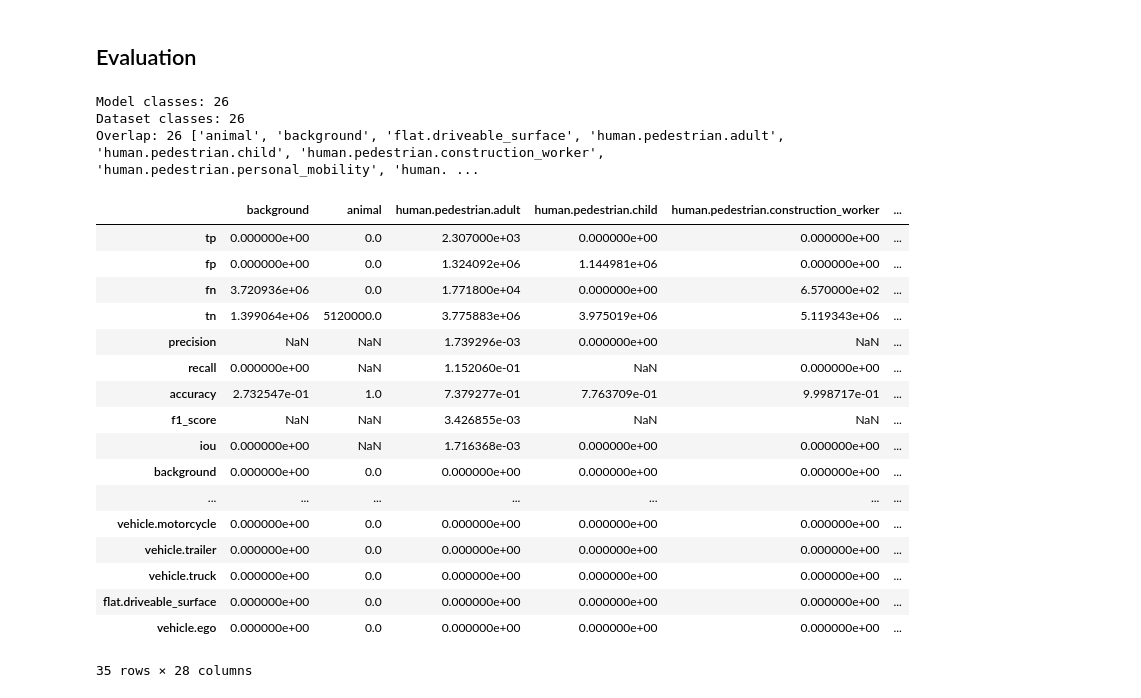
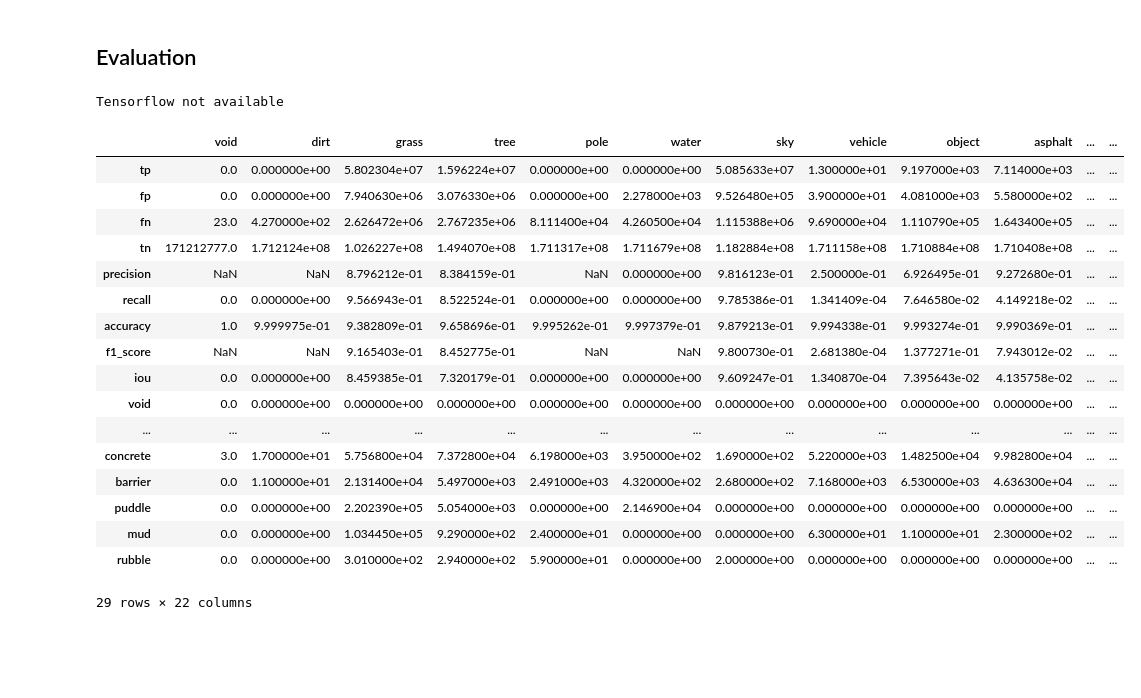
Before and after one commit to JdeRobot/PerceptionMetrics, a Jupyter notebook: examples/tutorial_image_segmentation.ipynb, the cells around one changed output. Cells and saved outputs as stored; diff of their text form; code cells hidden in the pictures; blank space fills up the shorter version.

```diff
--- a/examples/tutorial_image_segmentation.ipynb
+++ b/examples/tutorial_image_segmentation.ipynb
@@ -187,47 +81,25 @@ plt.show()
 # %% [markdown]
 ## Evaluation
-# %%
-# Inspect overlap first
-model_classes = set(model.ontology.keys())
-dataset_classes = set(dataset.ontology.keys())
-print("Model classes:", len(model_classes))
-print("Dataset classes:", len(dataset_classes))
-print(
-    "Overlap:",
-    len(model_classes & dataset_classes),
-    sorted(model_classes & dataset_classes)[:20],
-)
-
-# Build a safe translation map
-# old_ontology = model.ontology, new_ontology = dataset.ontology
-# dataset ontology -> model ontology
-fallback = list(model.ontology.keys())[0]
-ontology_translation = {
-    class_name: (class_name if class_name in model.ontology else fallback)
-    for class_name in dataset.ontology.keys()
-}
-
-results = model.eval(dataset, split="train", ontology_translation=ontology_translation)
-display(results)
-# %% [output]
-Model classes: 26
-Dataset classes: 26
-Overlap: 26 ['animal', 'background', 'flat.driveable_surface', 'human.pedestrian.adult', 'human.pedestrian.child', 'human.pedestrian.construction_worker', 'human.pedestrian.personal_mobility', 'human. ...
-|  | background | animal | human.pedestrian.adult | human.pedestrian.child | human.pedestrian.construction_worker | ... |
-| tp | 0.000000e+00 | 0.0 | 2.307000e+03 | 0.000000e+00 | 0.000000e+00 | ... |
-| fp | 0.000000e+00 | 0.0 | 1.324092e+06 | 1.144981e+06 | 0.000000e+00 | ... |
-| fn | 3.720936e+06 | 0.0 | 1.771800e+04 | 0.000000e+00 | 6.570000e+02 | ... |
-| tn | 1.399064e+06 | 5120000.0 | 3.775883e+06 | 3.975019e+06 | 5.119343e+06 | ... |
-| precision | NaN | NaN | 1.739296e-03 | 0.000000e+00 | NaN | ... |
-| recall | 0.000000e+00 | NaN | 1.152060e-01 | NaN | 0.000000e+00 | ... |
-| accuracy | 2.732547e-01 | 1.0 | 7.379277e-01 | 7.763709e-01 | 9.998717e-01 | ... |
-| f1_score | NaN | NaN | 3.426855e-03 | NaN | NaN | ... |
-| iou | 0.000000e+00 | NaN | 1.716368e-03 | 0.000000e+00 | 0.000000e+00 | ... |
-| background | 0.000000e+00 | 0.0 | 0.000000e+00 | 0.000000e+00 | 0.000000e+00 | ... |
-| ... | ... | ... | ... | ... | ... | ... |
-| vehicle.motorcycle | 0.000000e+00 | 0.0 | 0.000000e+00 | 0.000000e+00 | 0.000000e+00 | ... |
-| vehicle.trailer | 0.000000e+00 | 0.0 | 0.000000e+00 | 0.000000e+00 | 0.000000e+00 | ... |
-| vehicle.truck | 0.000000e+00 | 0.0 | 0.000000e+00 | 0.000000e+00 | 0.000000e+00 | ... |
-| flat.driveable_surface | 0.000000e+00 | 0.0 | 0.000000e+00 | 0.000000e+00 | 0.000000e+00 | ... |
-| vehicle.ego | 0.000000e+00 | 0.0 | 0.000000e+00 | 0.000000e+00 | 0.000000e+00 | ... |
-35 rows × 28 columns
+# %%
+results = model.eval(dataset, split="test")
+display(results)
+# %% [output]
+Tensorflow not available
+|  | void | dirt | grass | tree | pole | water | sky | vehicle | object | asphalt | ... | ... |
+| tp | 0.0 | 0.000000e+00 | 5.802304e+07 | 1.596224e+07 | 0.000000e+00 | 0.000000e+00 | 5.085633e+07 | 1.300000e+01 | 9.197000e+03 | 7.114000e+03 | ... | ... |
+| fp | 0.0 | 0.000000e+00 | 7.940630e+06 | 3.076330e+06 | 0.000000e+00 | 2.278000e+03 | 9.526480e+05 | 3.900000e+01 | 4.081000e+03 | 5.580000e+02 | ... | ... |
+| fn | 23.0 | 4.270000e+02 | 2.626472e+06 | 2.767235e+06 | 8.111400e+04 | 4.260500e+04 | 1.115388e+06 | 9.690000e+04 | 1.110790e+05 | 1.643400e+05 | ... | ... |
+| tn | 171212777.0 | 1.712124e+08 | 1.026227e+08 | 1.494070e+08 | 1.711317e+08 | 1.711679e+08 | 1.182884e+08 | 1.711158e+08 | 1.710884e+08 | 1.710408e+08 | ... | ... |
+| precision | NaN | NaN | 8.796212e-01 | 8.384159e-01 | NaN | 0.000000e+00 | 9.816123e-01 | 2.500000e-01 | 6.926495e-01 | 9.272680e-01 | ... | ... |
+| recall | 0.0 | 0.000000e+00 | 9.566943e-01 | 8.522524e-01 | 0.000000e+00 | 0.000000e+00 | 9.785386e-01 | 1.341409e-04 | 7.646580e-02 | 4.149218e-02 | ... | ... |
+| accuracy | 1.0 | 9.999975e-01 | 9.382809e-01 | 9.658696e-01 | 9.995262e-01 | 9.997379e-01 | 9.879213e-01 | 9.994338e-01 | 9.993274e-01 | 9.990369e-01 | ... | ... |
+| f1_score | NaN | NaN | 9.165403e-01 | 8.452775e-01 | NaN | NaN | 9.800730e-01 | 2.681380e-04 | 1.377271e-01 | 7.943012e-02 | ... | ... |
+| iou | 0.0 | 0.000000e+00 | 8.459385e-01 | 7.320179e-01 | 0.000000e+00 | 0.000000e+00 | 9.609247e-01 | 1.340870e-04 | 7.395643e-02 | 4.135758e-02 | ... | ... |
+| void | 0.0 | 0.000000e+00 | 0.000000e+00 | 0.000000e+00 | 0.000000e+00 | 0.000000e+00 | 0.000000e+00 | 0.000000e+00 | 0.000000e+00 | 0.000000e+00 | ... | ... |
+| ... | ... | ... | ... | ... | ... | ... | ... | ... | ... | ... | ... | ... |
+| concrete | 3.0 | 1.700000e+01 | 5.756800e+04 | 7.372800e+04 | 6.198000e+03 | 3.950000e+02 | 1.690000e+02 | 5.220000e+03 | 1.482500e+04 | 9.982800e+04 | ... | ... |
+| barrier | 0.0 | 1.100000e+01 | 2.131400e+04 | 5.497000e+03 | 2.491000e+03 | 4.320000e+02 | 2.680000e+02 | 7.168000e+03 | 6.530000e+03 | 4.636300e+04 | ... | ... |
+| puddle | 0.0 | 0.000000e+00 | 2.202390e+05 | 5.054000e+03 | 0.000000e+00 | 2.146900e+04 | 0.000000e+00 | 0.000000e+00 | 0.000000e+00 | 0.000000e+00 | ... | ... |
+| mud | 0.0 | 0.000000e+00 | 1.034450e+05 | 9.290000e+02 | 2.400000e+01 | 0.000000e+00 | 0.000000e+00 | 6.300000e+01 | 1.100000e+01 | 2.300000e+02 | ... | ... |
+| rubble | 0.0 | 0.000000e+00 | 3.010000e+02 | 2.940000e+02 | 5.900000e+01 | 0.000000e+00 | 2.000000e+00 | 0.000000e+00 | 0.000000e+00 | 0.000000e+00 | ... | ... |
+29 rows × 22 columns
```
Also changed, not shown: parts of 7 cells of this notebook, 50 other files.
